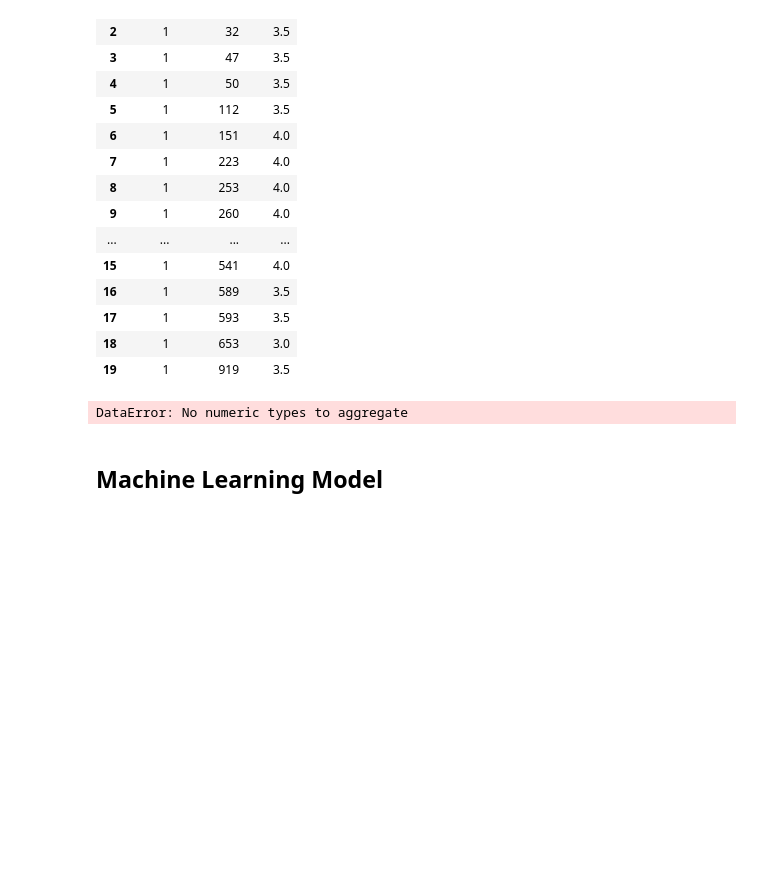
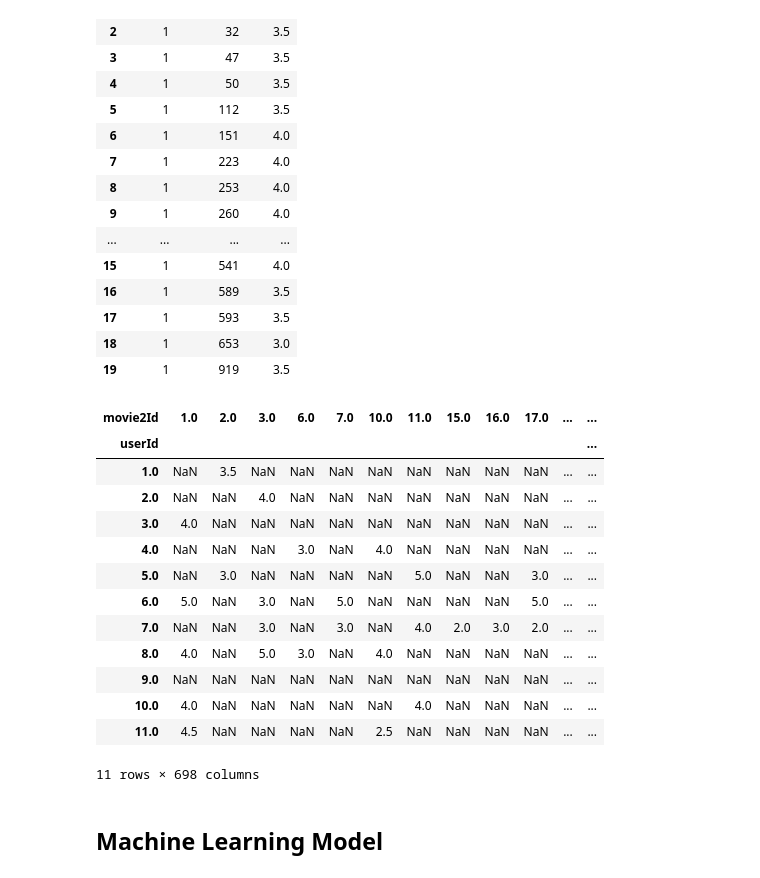
Before and after one commit to chasekregor/INFOCapstone, a Jupyter notebook: models.ipynb, the cells around one changed output. Saved outputs shown, nothing was run; the diff lists cells and outputs as text; code cells hidden in the pictures; blank space fills up the shorter version.

Commit message:
figured out model 2

```diff
--- a/models.ipynb
+++ b/models.ipynb
@@ -65,7 +65,7 @@ FROM ratings
 
 ORDER BY userId ASC
 
-LIMIT 100;""", conn)
+LIMIT 1000;""", conn)
 # %%
 model2.head(20)
 # %% [output]
@@ -89,10 +89,23 @@ model2.head(20)
 # %%
 model2 = model2.astype(float)
 # %%
-model2 = model2.pivot_table(index = ['userId','movie2Id','rating'], columns='movie2Id', values = 'rating')
+model2 = model2.pivot_table(index = ['userId'], columns='movie2Id', values = 'rating')
 model2
 # %% [output]
+| movie2Id | 1.0 | 2.0 | 3.0 | 6.0 | 7.0 | 10.0 | 11.0 | 15.0 | 16.0 | 17.0 | ... | ... |
+| userId |  |  |  |  |  |  |  |  |  |  |  | ... |
+| 1.0 | NaN | 3.5 | NaN | NaN | NaN | NaN | NaN | NaN | NaN | NaN | ... | ... |
+| 2.0 | NaN | NaN | 4.0 | NaN | NaN | NaN | NaN | NaN | NaN | NaN | ... | ... |
+| 3.0 | 4.0 | NaN | NaN | NaN | NaN | NaN | NaN | NaN | NaN | NaN | ... | ... |
+| 4.0 | NaN | NaN | NaN | 3.0 | NaN | 4.0 | NaN | NaN | NaN | NaN | ... | ... |
+| 5.0 | NaN | 3.0 | NaN | NaN | NaN | NaN | 5.0 | NaN | NaN | 3.0 | ... | ... |
+| 6.0 | 5.0 | NaN | 3.0 | NaN | 5.0 | NaN | NaN | NaN | NaN | 5.0 | ... | ... |
+| 7.0 | NaN | NaN | 3.0 | NaN | 3.0 | NaN | 4.0 | 2.0 | 3.0 | 2.0 | ... | ... |
+| 8.0 | 4.0 | NaN | 5.0 | 3.0 | NaN | 4.0 | NaN | NaN | NaN | NaN | ... | ... |
+| 9.0 | NaN | NaN | NaN | NaN | NaN | NaN | NaN | NaN | NaN | NaN | ... | ... |
+| 10.0 | 4.0 | NaN | NaN | NaN | NaN | NaN | 4.0 | NaN | NaN | NaN | ... | ... |
+| 11.0 | 4.5 | NaN | NaN | NaN | NaN | 2.5 | NaN | NaN | NaN | NaN | ... | ... |
-DataError: No numeric types to aggregate
+11 rows × 698 columns
 # %% [markdown]
 ## Machine Learning Model
 # %%
```
